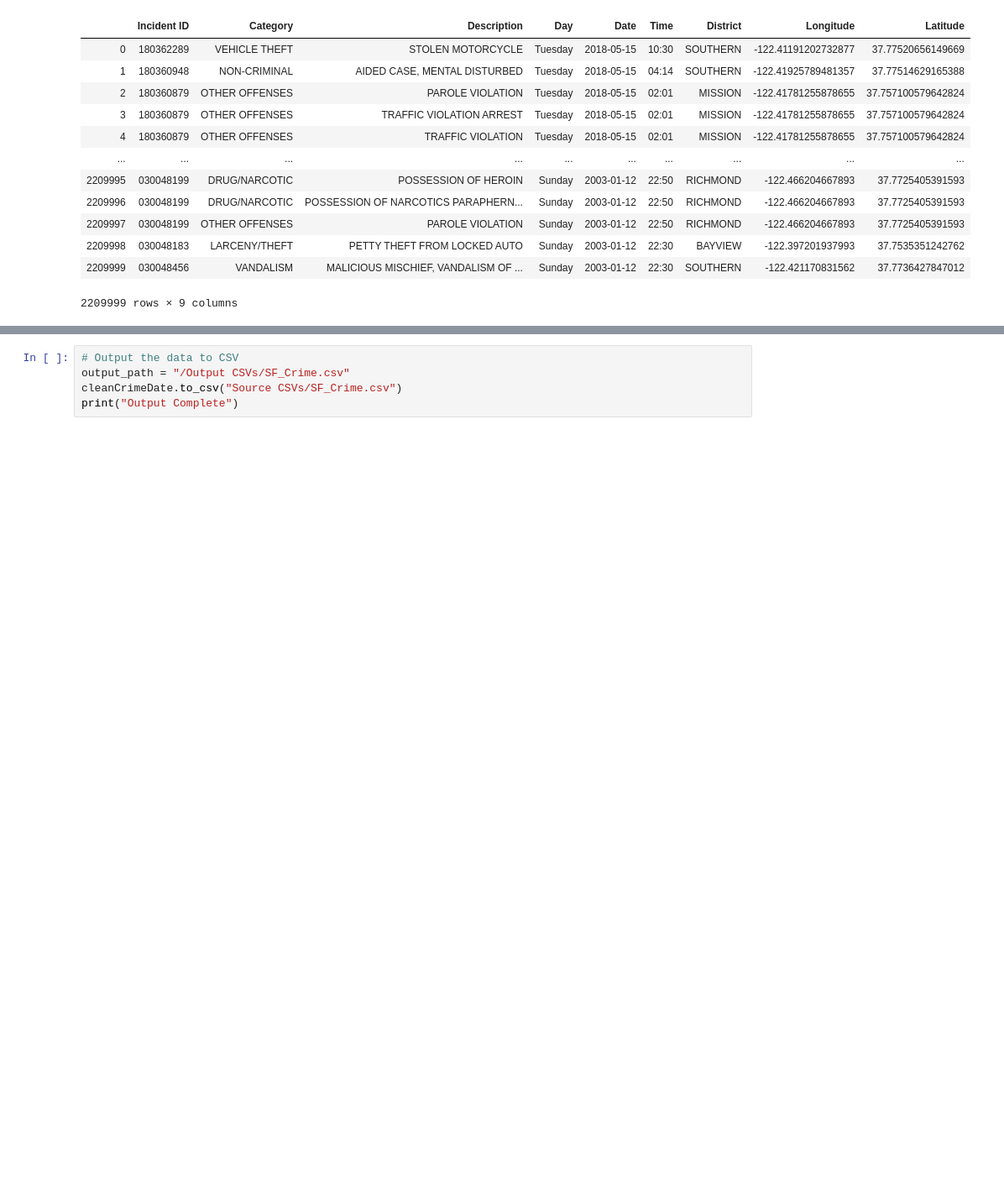
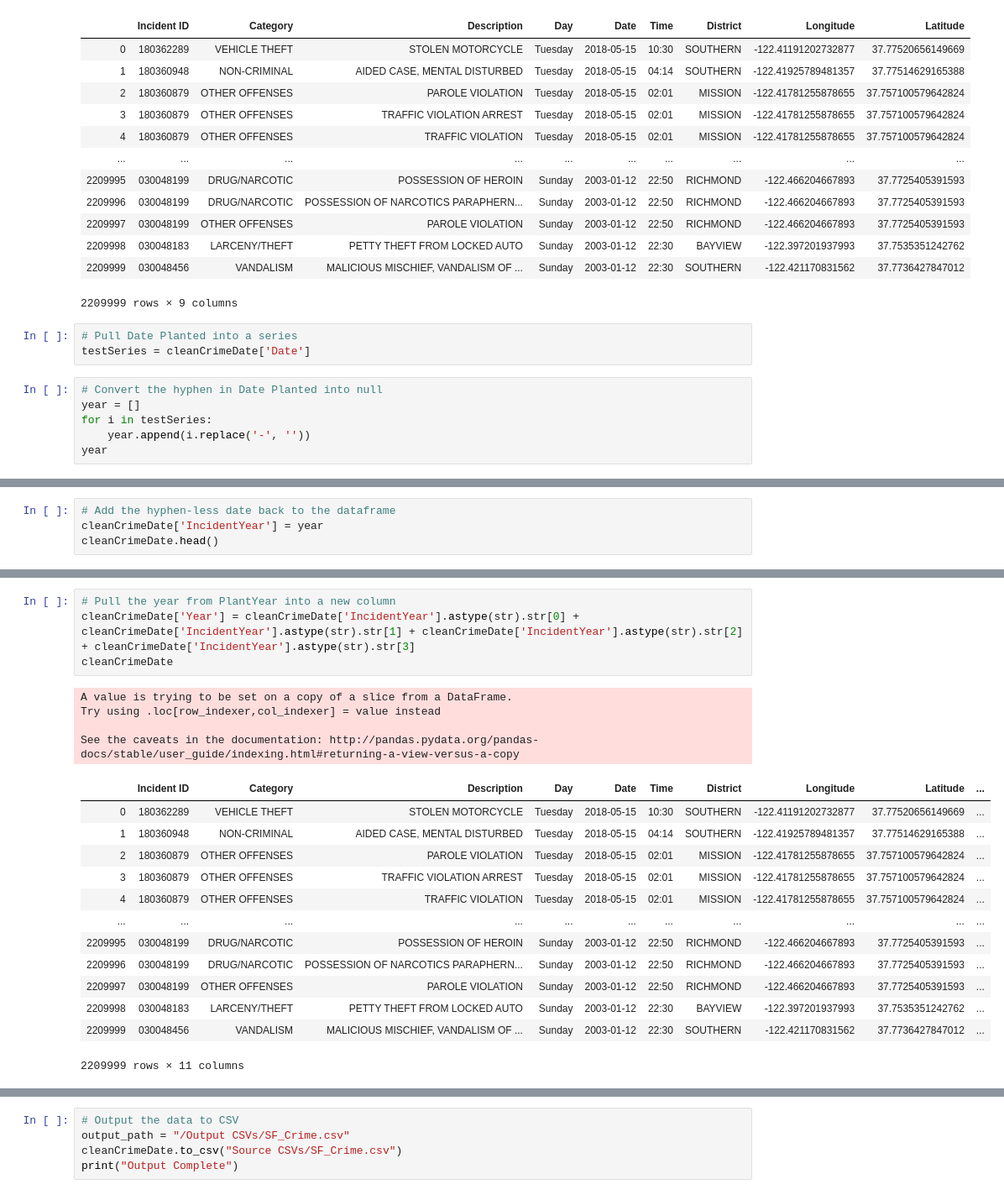
Before and after one commit to mahlonduke/Project_1, a Jupyter notebook: Source Data/SF_Crime.ipynb, the cells around one changed output, grey strips where cells are left out. Shown: that part at 84% size. Saved outputs shown, nothing was run; the diff lists cells and outputs as text; blank space fills up the shorter version.

Commit message:
Added Incident Year to SF Crime

```diff
--- a/Source Data/SF_Crime.ipynb
+++ b/Source Data/SF_Crime.ipynb
@@ -109,3 +109,12 @@ See the caveats in the documentation: http://pandas.pydata.org/pandas-docs/stabl
 | 2209998 | 030048183 | LARCENY/THEFT | PETTY THEFT FROM LOCKED AUTO | Sunday | 2003-01-12 | 22:30 | BAYVIEW | -122.397201937993 | 37.7535351242762 |
 | 2209999 | 030048456 | VANDALISM | MALICIOUS MISCHIEF, VANDALISM OF ... | Sunday | 2003-01-12 | 22:30 | SOUTHERN | -122.421170831562 | 37.7736427847012 |
 2209999 rows × 9 columns
+# %%
+# Pull Date Planted into a series
+testSeries = cleanCrimeDate['Date']
+# %%
+# Convert the hyphen in Date Planted into null
+year = []
+for i in testSeries:
+    year.append(i.replace('-', ''))
+year
@@ -111,0 +139,4 @@ See the caveats in the documentation: http://pandas.pydata.org/pandas-docs/stabl
+# %%
+# Add the hyphen-less date back to the dataframe
+cleanCrimeDate['IncidentYear'] = year
+cleanCrimeDate.head()
@@ -111,0 +154,22 @@ See the caveats in the documentation: http://pandas.pydata.org/pandas-docs/stabl
+# %%
+# Pull the year from PlantYear into a new column
+cleanCrimeDate['Year'] = cleanCrimeDate['IncidentYear'].astype(str).str[0] + cleanCrimeDate['IncidentYear'].astype(str).str[1] + cleanCrimeDate['IncidentYear'].astype(str).str[2] + cleanCrimeDate['IncidentYear'].astype(str).str[3]
+cleanCrimeDate
+# %% [output]
+A value is trying to be set on a copy of a slice from a DataFrame.
+Try using .loc[row_indexer,col_indexer] = value instead
+
+See the caveats in the documentation: http://pandas.pydata.org/pandas-docs/stable/user_guide/indexing.html#returning-a-view-versus-a-copy
+|  | Incident ID | Category | Description | Day | Date | Time | District | Longitude | Latitude | ... |
+| 0 | 180362289 | VEHICLE THEFT | STOLEN MOTORCYCLE | Tuesday | 2018-05-15 | 10:30 | SOUTHERN | -122.41191202732877 | 37.77520656149669 | ... |
+| 1 | 180360948 | NON-CRIMINAL | AIDED CASE, MENTAL DISTURBED | Tuesday | 2018-05-15 | 04:14 | SOUTHERN | -122.41925789481357 | 37.77514629165388 | ... |
+| 2 | 180360879 | OTHER OFFENSES | PAROLE VIOLATION | Tuesday | 2018-05-15 | 02:01 | MISSION | -122.41781255878655 | 37.757100579642824 | ... |
+| 3 | 180360879 | OTHER OFFENSES | TRAFFIC VIOLATION ARREST | Tuesday | 2018-05-15 | 02:01 | MISSION | -122.41781255878655 | 37.757100579642824 | ... |
+| 4 | 180360879 | OTHER OFFENSES | TRAFFIC VIOLATION | Tuesday | 2018-05-15 | 02:01 | MISSION | -122.41781255878655 | 37.757100579642824 | ... |
+| ... | ... | ... | ... | ... | ... | ... | ... | ... | ... | ... |
+| 2209995 | 030048199 | DRUG/NARCOTIC | POSSESSION OF HEROIN | Sunday | 2003-01-12 | 22:50 | RICHMOND | -122.466204667893 | 37.7725405391593 | ... |
+| 2209996 | 030048199 | DRUG/NARCOTIC | POSSESSION OF NARCOTICS PARAPHERN... | Sunday | 2003-01-12 | 22:50 | RICHMOND | -122.466204667893 | 37.7725405391593 | ... |
+| 2209997 | 030048199 | OTHER OFFENSES | PAROLE VIOLATION | Sunday | 2003-01-12 | 22:50 | RICHMOND | -122.466204667893 | 37.7725405391593 | ... |
+| 2209998 | 030048183 | LARCENY/THEFT | PETTY THEFT FROM LOCKED AUTO | Sunday | 2003-01-12 | 22:30 | BAYVIEW | -122.397201937993 | 37.7535351242762 | ... |
+| 2209999 | 030048456 | VANDALISM | MALICIOUS MISCHIEF, VANDALISM OF ... | Sunday | 2003-01-12 | 22:30 | SOUTHERN | -122.421170831562 | 37.7736427847012 | ... |
+2209999 rows × 11 columns
```
Also changed, not shown: parts of 3 cells of this notebook, 2 other files.
